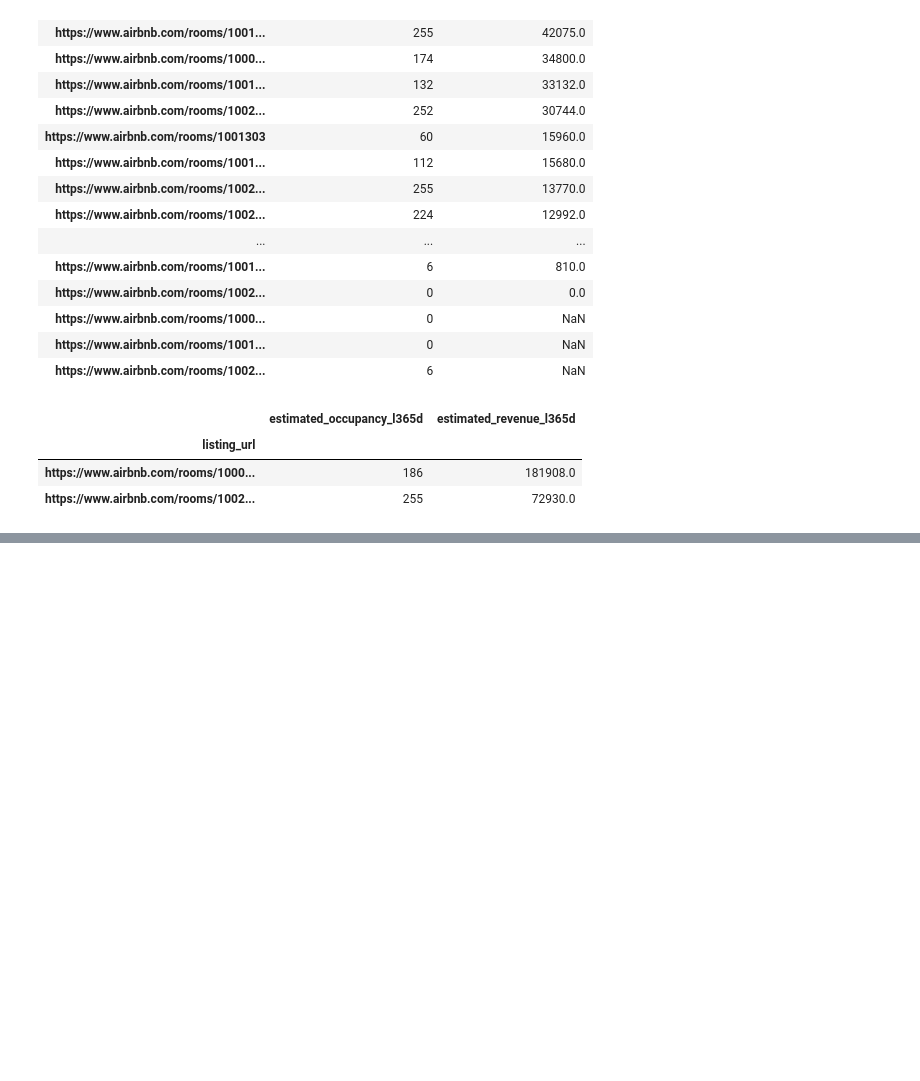
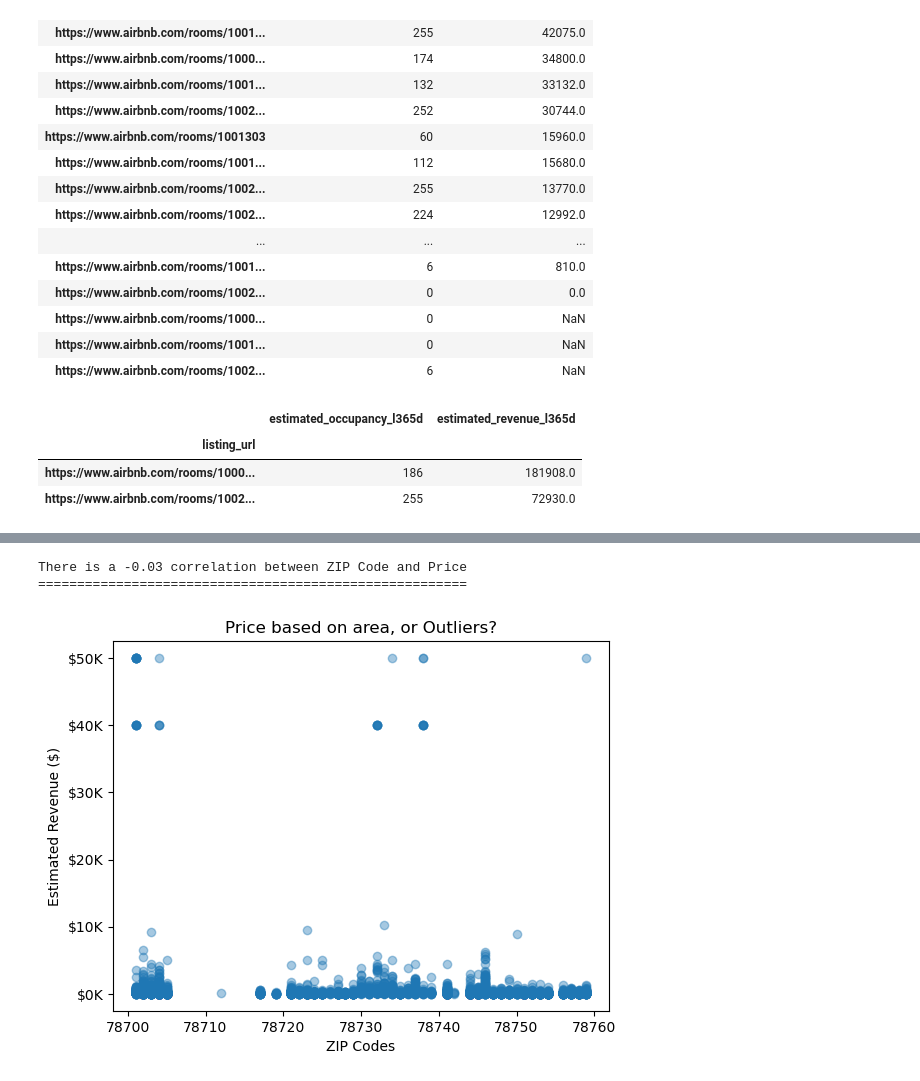
Before and after one commit to cleburn/my-dojo, a Jupyter notebook: notebooks/code_kata/strings.ipynb, the cells around one changed output, grey strips where cells are left out. Drawn from its saved outputs; the diff is of its cells as text; code cells hidden in the pictures; blank space fills up the shorter version.

Commit message:
Visuals: Added scatterplot after Strings practice

```diff
--- a/notebooks/code_kata/strings.ipynb
+++ b/notebooks/code_kata/strings.ipynb
@@ -138,13 +138,22 @@ full_data
 | 10343 | 1000016109686428185 | https://www.airbnb.com/rooms/1000... | 20250613040113 | 2025-06-13 | city scrape | Cozy Lakeway Paradise: Hot Tub, F... | Whether a peaceful and relaxing v... | NaN | ... |
 | 10360 | 1002881780954180678 | https://www.airbnb.com/rooms/1002... | 20250613040113 | 2025-06-14 | city scrape | WOW | Chill + Chic Austin Hub | 1... | Experience Austin in Style! Disco... | NaN | ... |
 # %%
-#import matplotlib.pyplot as plt
+import matplotlib.pyplot as plt
+import matplotlib.ticker as ticker
 
-#print
+print(f"There is a {df['neighbourhood_cleansed'].corr(df['price']):.2f} correlation between ZIP Code and Price")
+print('='*55)
 
-#plt.scatter(data=df,x='neighbourhood_cleansed',y='estimated_revenue_l365d', alpha=0.4)
+plt.scatter(data=df,x='neighbourhood_cleansed',y='price', alpha=0.4)
 
-#plt.xlabel('ZIP Codes')
-#plt.ylabel('Estimated Revenue ($)')
-#plt.title('Is it the area, or an Outlier?')
-#plt.show()
+plt.xlabel('ZIP Codes')
+plt.ylabel('Estimated Revenue ($)')
+plt.title('Price based on area, or Outliers?')
+ax = plt.gca()
+ax.yaxis.set_major_formatter(ticker.FuncFormatter(lambda x, p: f'${x/1000:.0f}K'))
+plt.savefig('../../visuals/codekata_scatter.png')
+plt.show()
+# %% [output]
+There is a -0.03 correlation between ZIP Code and Price
+=======================================================
+[figure, added]
```
Also changed, not shown: 1 other file.
